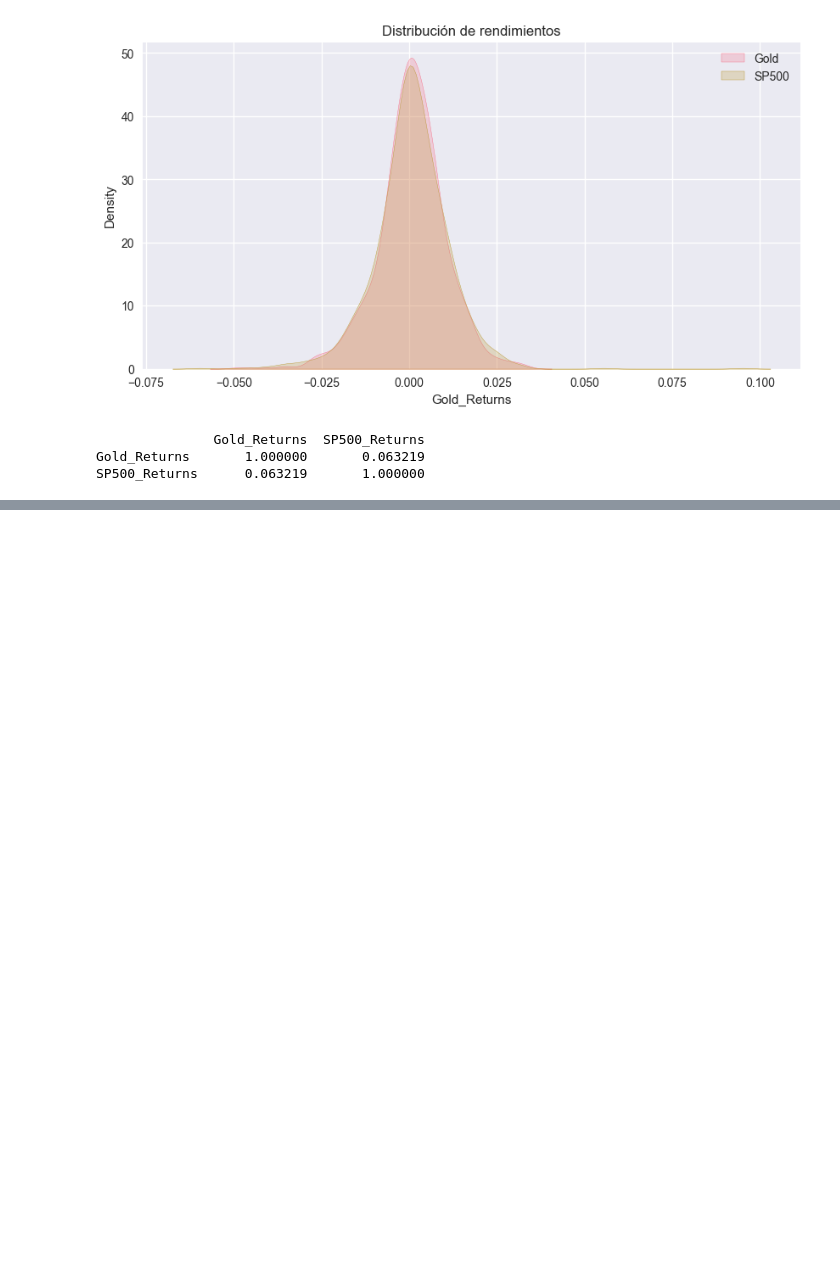
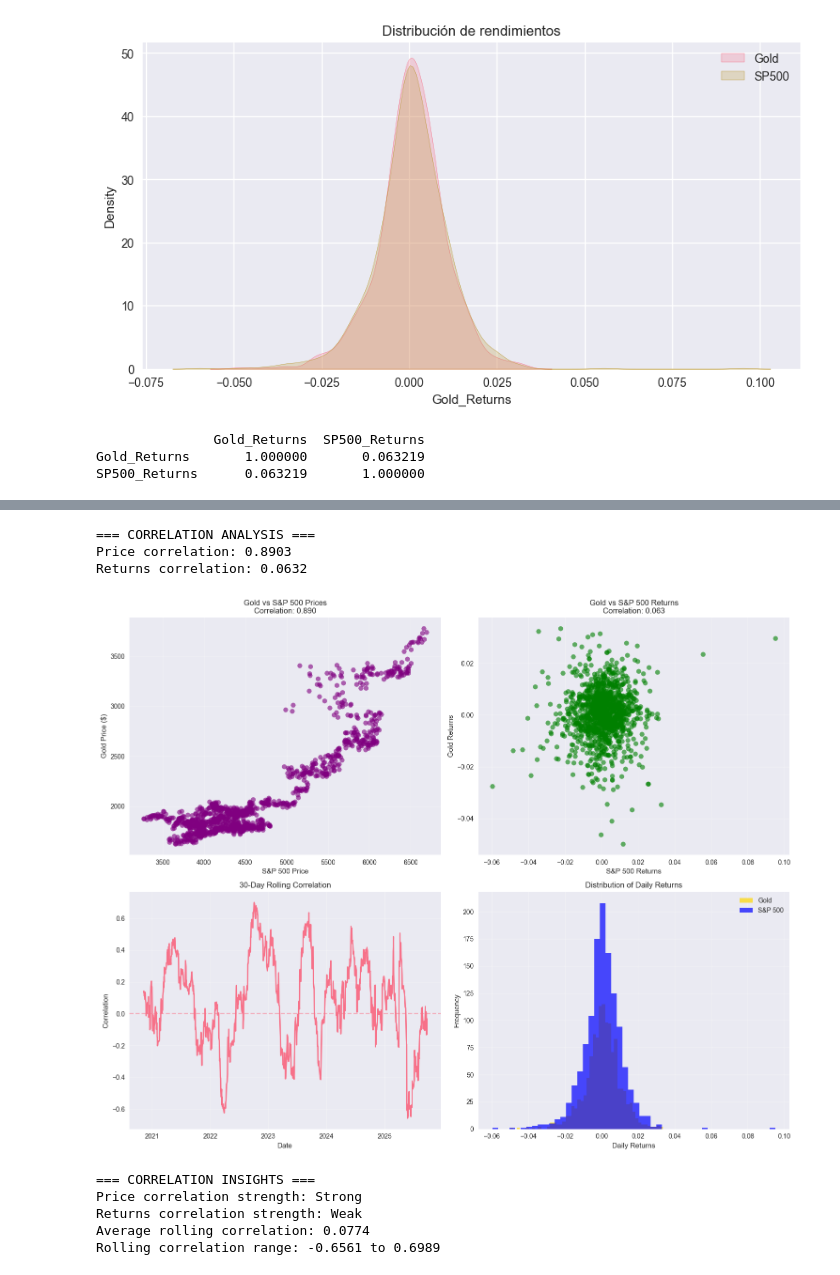
Before and after one commit to octaviodiego78/proyecto-cd-equipo-dji, a Jupyter notebook: notebooks/01_eda_inicial.ipynb, the cells around one changed output, grey strips where cells are left out. Drawn from its saved outputs; the diff is of its cells as text; code cells hidden in the pictures; blank space fills up the shorter version.

Commit message:
fixed charts

```diff
--- a/notebooks/01_eda_inicial.ipynb
+++ b/notebooks/01_eda_inicial.ipynb
@@ -546,0 +222,68 @@ ValueError: other must be a DataFrame or Series
+# %%
+# Correlation Analysis
+print("=== CORRELATION ANALYSIS ===")
+
+# Calculate correlations
+price_correlation = df['Close_gold'].corr(df['Close_sp500'])
+returns_correlation = df['Gold_Returns'].corr(df['SP500_Returns'])
+
+print(f"Price correlation: {price_correlation:.4f}")
+print(f"Returns correlation: {returns_correlation:.4f}")
+
+# Create correlation visualization
+fig, axes = plt.subplots(2, 2, figsize=(15, 12))
+
+# Scatter plot: Gold vs S&P 500 prices
+axes[0, 0].scatter(df['Close_sp500'], df['Close_gold'], alpha=0.6, color='purple')
+axes[0, 0].set_xlabel('S&P 500 Price')
+axes[0, 0].set_ylabel('Gold Price ($)')
+axes[0, 0].set_title(f'Gold vs S&P 500 Prices\nCorrelation: {price_correlation:.3f}')
+axes[0, 0].grid(True, alpha=0.3)
+
+# Scatter plot: Returns
+axes[0, 1].scatter(df['SP500_Returns'], df['Gold_Returns'], alpha=0.6, color='green')
+axes[0, 1].set_xlabel('S&P 500 Returns')
+axes[0, 1].set_ylabel('Gold Returns')
+axes[0, 1].set_title(f'Gold vs S&P 500 Returns\nCorrelation: {returns_correlation:.3f}')
+axes[0, 1].grid(True, alpha=0.3)
+
+# Rolling correlation (30-day window)
+# Rolling correlation (30-day window)
+rolling_corr = df['Gold_Returns'].rolling(window=30).corr(df['SP500_Returns'])
+
+axes[1, 0].plot(df['Date'], rolling_corr, linewidth=2)
+axes[1, 0].set_title('30-Day Rolling Correlation')
+axes[1, 0].set_xlabel('Date')
+axes[1, 0].set_ylabel('Correlation')
+axes[1, 0].grid(True, alpha=0.3)
+axes[1, 0].axhline(y=0, linestyle='--', alpha=0.5)
+
+
+# Distribution of returns
+axes[1, 1].hist(df['Gold_Returns'].dropna(), bins=50, alpha=0.7, label='Gold', color='gold')
+axes[1, 1].hist(df['SP500_Returns'].dropna(), bins=50, alpha=0.7, label='S&P 500', color='blue')
+axes[1, 1].set_title('Distribution of Daily Returns')
+axes[1, 1].set_xlabel('Daily Returns')
+axes[1, 1].set_ylabel('Frequency')
+axes[1, 1].legend()
+axes[1, 1].grid(True, alpha=0.3)
+
+plt.tight_layout()
+plt.show()
+
+# Additional correlation insights
+print(f"\n=== CORRELATION INSIGHTS ===")
+print(f"Price correlation strength: {'Strong' if abs(price_correlation) > 0.7 else 'Moderate' if abs(price_correlation) > 0.3 else 'Weak'}")
+print(f"Returns correlation strength: {'Strong' if abs(returns_correlation) > 0.7 else 'Moderate' if abs(returns_correlation) > 0.3 else 'Weak'}")
+print(f"Average rolling correlation: {rolling_corr.mean():.4f}")
+print(f"Rolling correlation range: {rolling_corr.min():.4f} to {rolling_corr.max():.4f}")
+# %% [output]
+=== CORRELATION ANALYSIS ===
+Price correlation: 0.8903
+Returns correlation: 0.0632
+[figure, added]
+=== CORRELATION INSIGHTS ===
+Price correlation strength: Strong
+Returns correlation strength: Weak
+Average rolling correlation: 0.0774
+Rolling correlation range: -0.6561 to 0.6989
```
Also changed, not shown: parts of 4 cells of this notebook.
